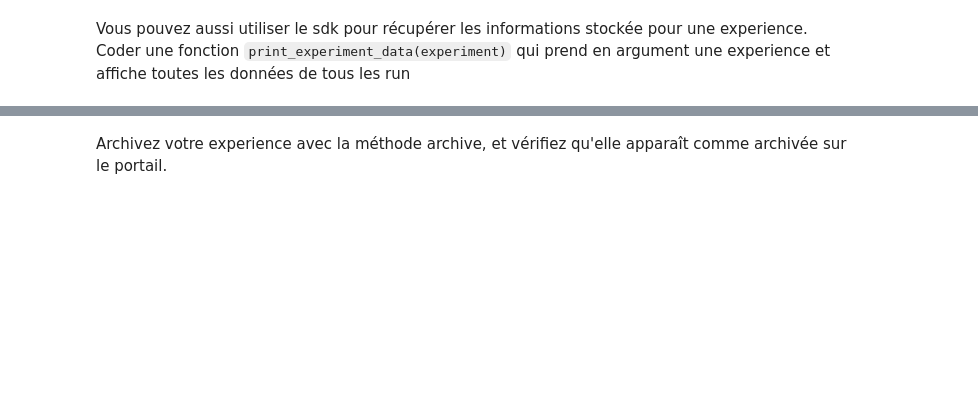
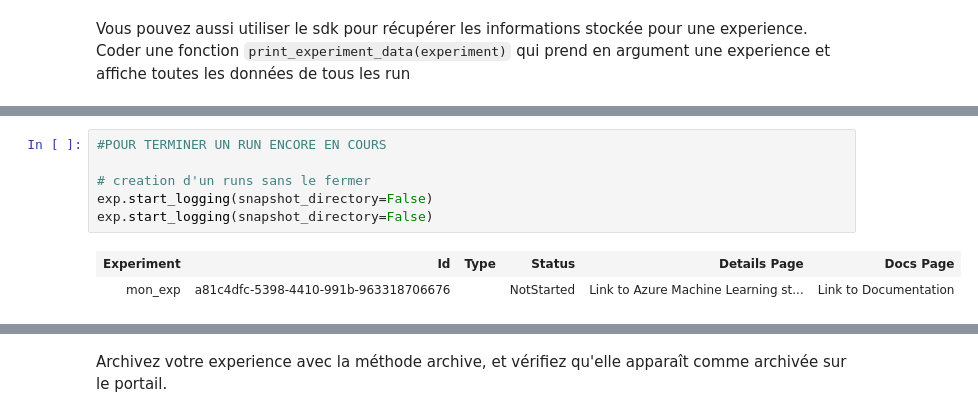
Before and after one commit to louiskuhn/IA-P2-Euskadi, a Jupyter notebook: Ressources/Outils dev/Azure/AZML 1 - introduction à Azure Machine Learning.ipynb, the cells around one changed output, grey strips where cells are left out. Drawn from its saved outputs; the diff is of its cells as text; blank space fills up the shorter version.

```diff
--- a/Ressources/Outils dev/Azure/AZML 1 - introduction à Azure Machine Learning.ipynb
+++ b/Ressources/Outils dev/Azure/AZML 1 - introduction à Azure Machine Learning.ipynb
@@ -109,0 +492,9 @@ Vous pouvez aussi utiliser le sdk pour récupérer les informations stockée pou
+# %%
+#POUR TERMINER UN RUN ENCORE EN COURS
+
+# creation d'un runs sans le fermer
+exp.start_logging(snapshot_directory=False)
+exp.start_logging(snapshot_directory=False)
+# %% [output]
+| Experiment | Id | Type | Status | Details Page | Docs Page |
+| mon_exp | a81c4dfc-5398-4410-991b-963318706676 |  | NotStarted | Link to Azure Machine Learning st... | Link to Documentation |
```
Also changed, not shown: parts of 57 cells of this notebook, 4 other files.
